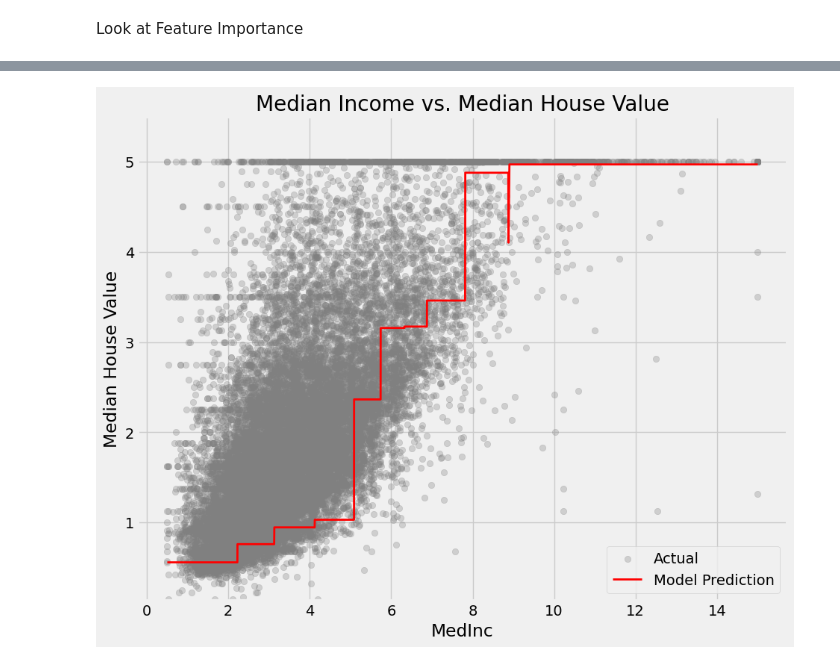
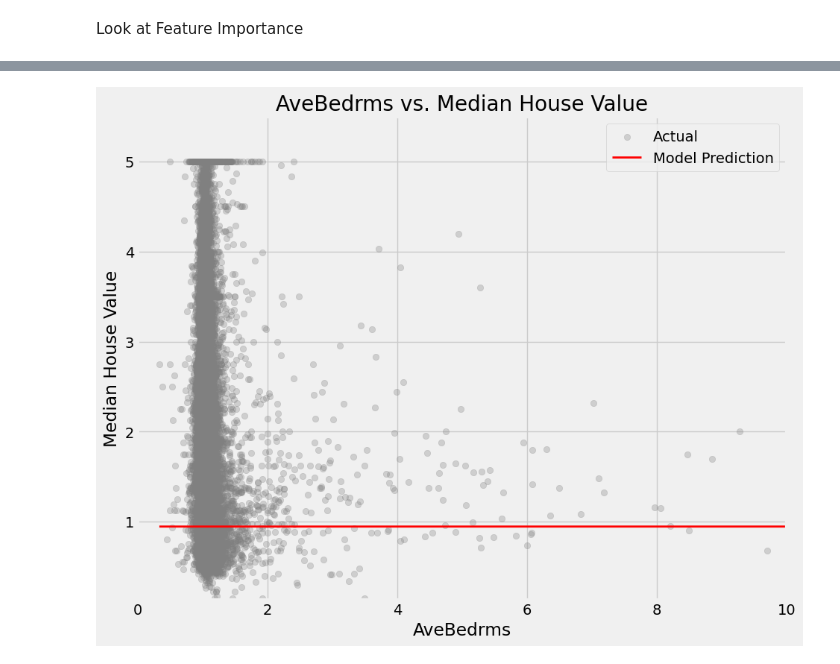
Before and after one commit to Avery-Mitchell/DecisionTreeRegression-CS5206, a Jupyter notebook: california_housing_data.ipynb, the cells around one changed output, grey strips where cells are left out. Saved outputs shown, nothing was run; the diff lists cells and outputs as text; code cells hidden in the pictures.

Commit message:
all code and figures

```diff
--- a/california_housing_data.ipynb
+++ b/california_housing_data.ipynb
@@ -58,11 +71,11 @@ X = df.drop("MedHouseVal", axis=1)
 # Response - Median House Value
 Y = df["MedHouseVal"]
 # %%
+from sklearn.model_selection import train_test_split
 # test_size=0.2 - 20% of data is used for testing and not training
 x_train, x_test, y_train, y_test = train_test_split(X, Y, test_size=0.2, random_state=seed)
 
-# Create a decision tree regressor class
-model = DecisionTreeRegressor(max_depth=5, random_state=seed)
+from sklearn.model_selection import cross_val_score
 
 # Train the model on different maximum depths (distance from root node to the leaf nodes)
 # Try different max_depths (1 - 20)
@@ -70,13 +83,16 @@ for depth in np.arange(1, 21, 1):
     model = DecisionTreeRegressor(max_depth=depth, random_state=seed)
     model.fit(x_train, y_train)
     y_pred = model.predict(x_test)
-    mse = mean_squared_error(y_test, y_pred)
-    print(f"Depth: {depth}, R²: {r2_score(y_test, y_pred):.4f}, MSE: {mse:.4f}")
+    test_mse = mean_squared_error(y_test, y_pred)
+    train_mse = mean_squared_error(y_train, model.predict(x_train))
+    score = np.mean(cross_val_score(model, X, Y, cv=5, scoring='r2'))
+    print(f"Depth: {depth}, R²: {r2_score(y_test, y_pred):.4f}, CV Score: {score}, Test MSE: {test_mse:.4f}, Train MSE: {train_mse:.4f}")
 
 # No maximum depth specified
 model = DecisionTreeRegressor(random_state=seed)
 model.fit(x_train, y_train)
 y_pred = model.predict(x_test)
-mse = mean_squared_error(y_test, y_pred)
-print(f"Depth: {model.get_depth()}, R²: {r2_score(y_test, y_pred):.4f}, MSE: {mse:.4f}")
+test_mse = mean_squared_error(y_test, y_pred)
+train_mse = mean_squared_error(y_train, model.predict(x_train))
+print(f"Depth: {model.get_depth()}, R²: {r2_score(y_test, y_pred):.4f}, Test MSE: {test_mse:.4f}, Train MSE: {train_mse:.4f}")
 # %% [output]
@@ -170,24 +187,25 @@ for feature in X.columns:
     plt.tight_layout()
     plt.show()
 # %%
-feature = "MedInc"
+feature = "AveBedrms"
 sorted_idx = X[feature].argsort()
 x_vals = X[feature].values[sorted_idx]
 y_vals = Y.values[sorted_idx]
 X_line = pd.DataFrame(np.tile(X.mean().values, (len(x_vals), 1)), columns=X.columns)
 X_line[feature] = x_vals
 
 y_line = model.predict(X_line)
 
 plt.figure(figsize=(10, 8))
 plt.scatter(x_vals, y_vals, alpha=0.3, label="Actual", color="gray")
 plt.plot(x_vals, y_line, color="red", linewidth=2, label="Model Prediction")
 plt.xlabel(feature)
 plt.ylabel("Median House Value")
 plt.ylim(bottom=min(y_vals) * 0.9, top=max(y_vals) * 1.1)
-plt.title("Median Income vs. Median House Value")
+plt.xlim(left=0, right=10)
+plt.title(f"{feature} vs. Median House Value")
 plt.legend()
 plt.savefig(f"{feature}vsMedHouseVal.png", dpi=100)
 plt.show()
 # %% [output]
-[figure, old version]
+[figure, new version]
```
Also changed, not shown: parts of 16 cells of this notebook, 15 other files.
